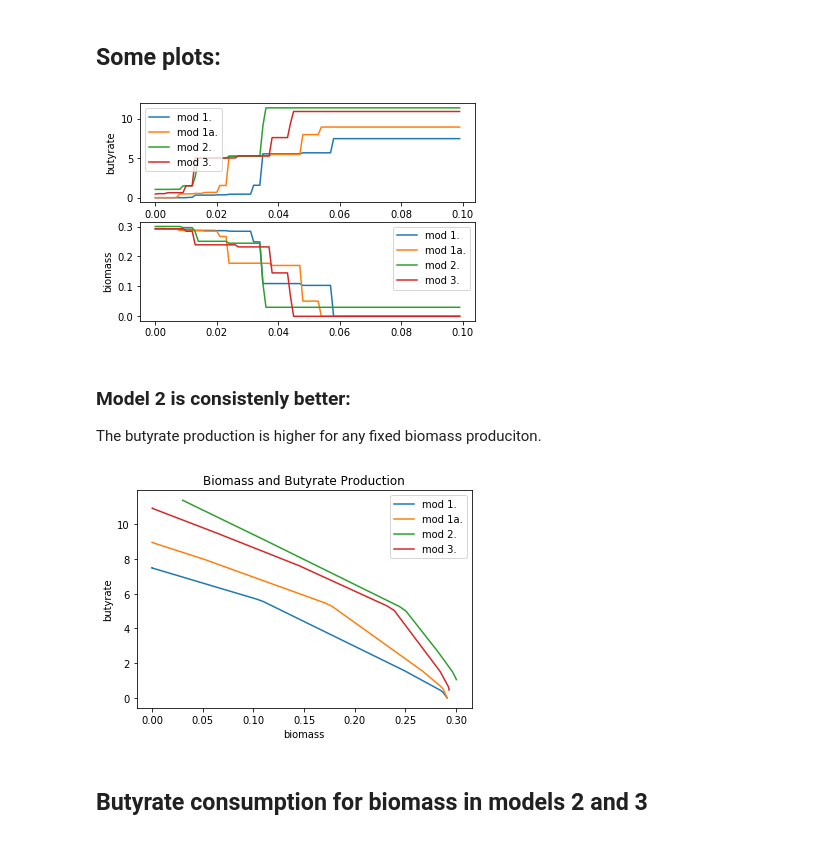
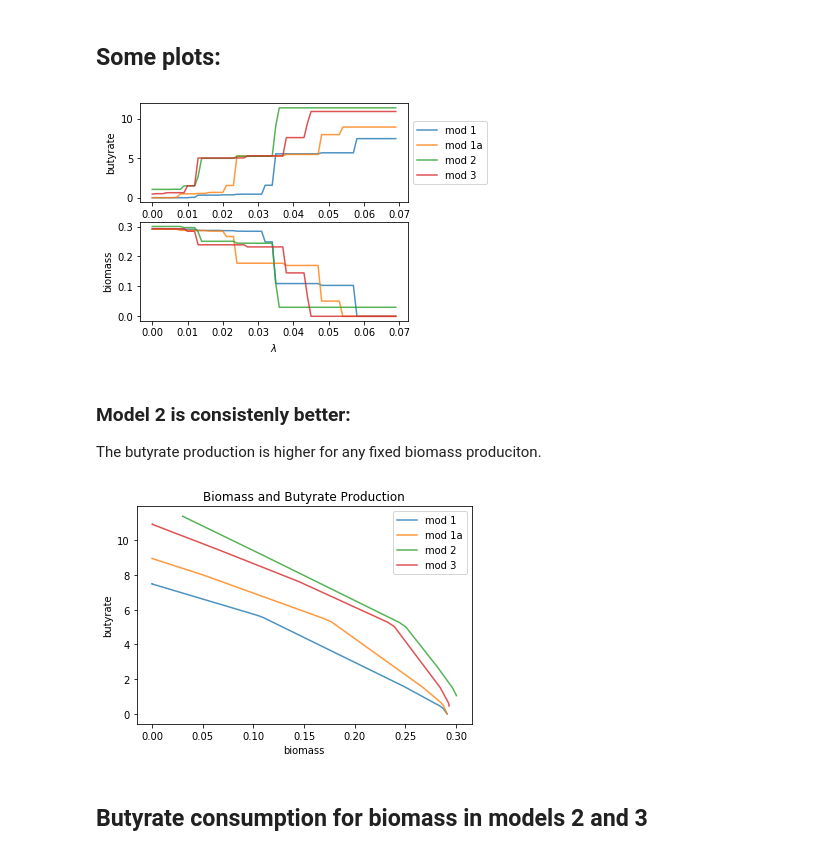
Before and after one commit to notblank/Sacaromises-B-and-C, a Jupyter notebook: Test All Models_biomass PLUS but.ipynb, the cells around one changed output. Cells and saved outputs as stored; diff of their text form; code cells hidden in the pictures.

Commit message:
Improved the code + plots folder

```diff
--- a/Test All Models_biomass PLUS but.ipynb
+++ b/Test All Models_biomass PLUS but.ipynb
@@ -200,7 +200,7 @@ but2 = cerevisiaeMod2.reactions.DM_but_c.flux_expression
 but3 = cerevisiaeMod3.reactions.DM_but_c.flux_expression
 # %%
 # solution path:
-lams = np.arange(0, 0.1, 0.001)
+lams = np.arange(0, 0.07, 0.001)
 nlams = len(lams)
 
 buts1 = np.repeat(0.0, nlams)
@@ -247,42 +247,54 @@ for i, lam in enumerate(lams):
 # %% [markdown]
 ## Some plots:
 # %%
-plt.subplot(2, 1, 1)
-plt.plot(lams, buts1, label = 'mod 1.')
-plt.plot(lams, buts1a, label = 'mod 1a.')
-plt.plot(lams, buts2, label = 'mod 2.')
-plt.plot(lams, buts3, label = 'mod 3.')
+ax1 = plt.subplot(2, 1, 1)
+box = ax1.get_position()
+ax1.set_position([box.x0, box.y0, box.width * 0.8, box.height])
+
+a = 0.8
+plt.plot(lams, buts1, label = 'mod 1', alpha = a)
+plt.plot(lams, buts1a, label = 'mod 1a', alpha = a)
+plt.plot(lams, buts2, label = 'mod 2', alpha = a)
+plt.plot(lams, buts3, label = 'mod 3', alpha = a)
 plt.ylabel('butyrate')
-plt.legend()
 
-plt.subplot(2, 1, 2)
-plt.plot(lams, biomasses1, label = 'mod 1.')
-plt.plot(lams, biomasses1a, label = 'mod 1a.')
-plt.plot(lams, biomasses2, label = 'mod 2.')
-plt.plot(lams, biomasses3, label = 'mod 3.')
+ax1.legend(loc='center left', bbox_to_anchor=(1, 0.5))
+
+ax2 = plt.subplot(2, 1, 2)
+box2 = ax2.get_position()
+ax2.set_position([box2.x0, box2.y0, box2.width * 0.8, box2.height])
+
+plt.plot(lams, biomasses1, label = 'mod 1', alpha = a)
+plt.plot(lams, biomasses1a, label = 'mod 1a', alpha = a)
+plt.plot(lams, biomasses2, label = 'mod 2', alpha = a)
+plt.plot(lams, biomasses3, label = 'mod 3', alpha = a)
 plt.ylabel('biomass')
-plt.legend()
+plt.xlabel('$\lambda$')
 
+plt.savefig('lambdaBioBut.png', format='png', dpi=500)
 plt.show()
 # %% [output]
-[figure, old version]
+[figure, new version]
 # %% [markdown]
 ### Model 2 is consistenly better:
 
 The butyrate production is higher for any fixed biomass produciton.
 # %%
-plt.plot(biomasses1, buts1, label = 'mod 1.')
-plt.plot(biomasses1a, buts1a, label = 'mod 1a.')
-plt.plot(biomasses2, buts2, label = 'mod 2.')
-plt.plot(biomasses3, buts3, label = 'mod 3.')
+a = 0.8
+plt.plot(biomasses1, buts1, label = 'mod 1', alpha = a)
+plt.plot(biomasses1a, buts1a, label = 'mod 1a', alpha = a)
+plt.plot(biomasses2, buts2, label = 'mod 2', alpha = a)
+plt.plot(biomasses3, buts3, label = 'mod 3', alpha = a)
 
 plt.title('Biomass and Butyrate Production')
 plt.xlabel('biomass')
 plt.ylabel('butyrate')
 plt.legend()
+
+plt.savefig('lambdaAllModels.png', format='png', dpi=500)
 plt.show()
 # %% [output]
-[figure, old version]
+[figure, new version]
 # %% [markdown]
 ## Butyrate consumption for biomass in models 2 and 3
 # %%
```
Also changed, not shown: parts of 12 cells of this notebook, 23 other files.
